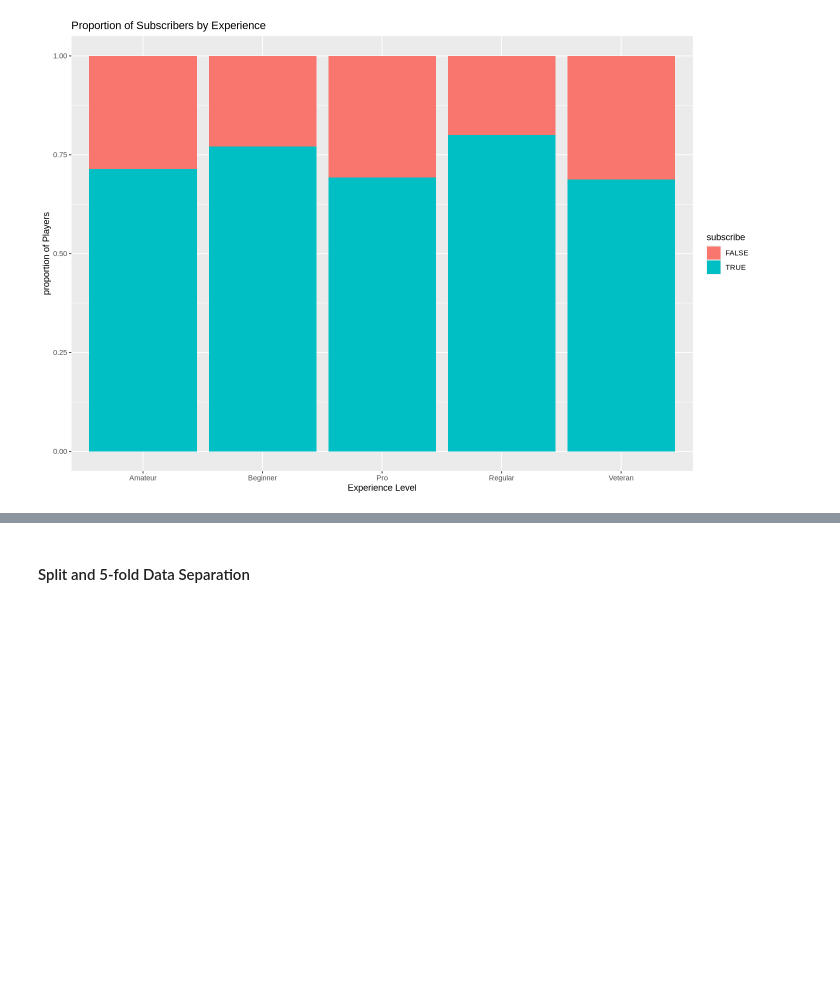
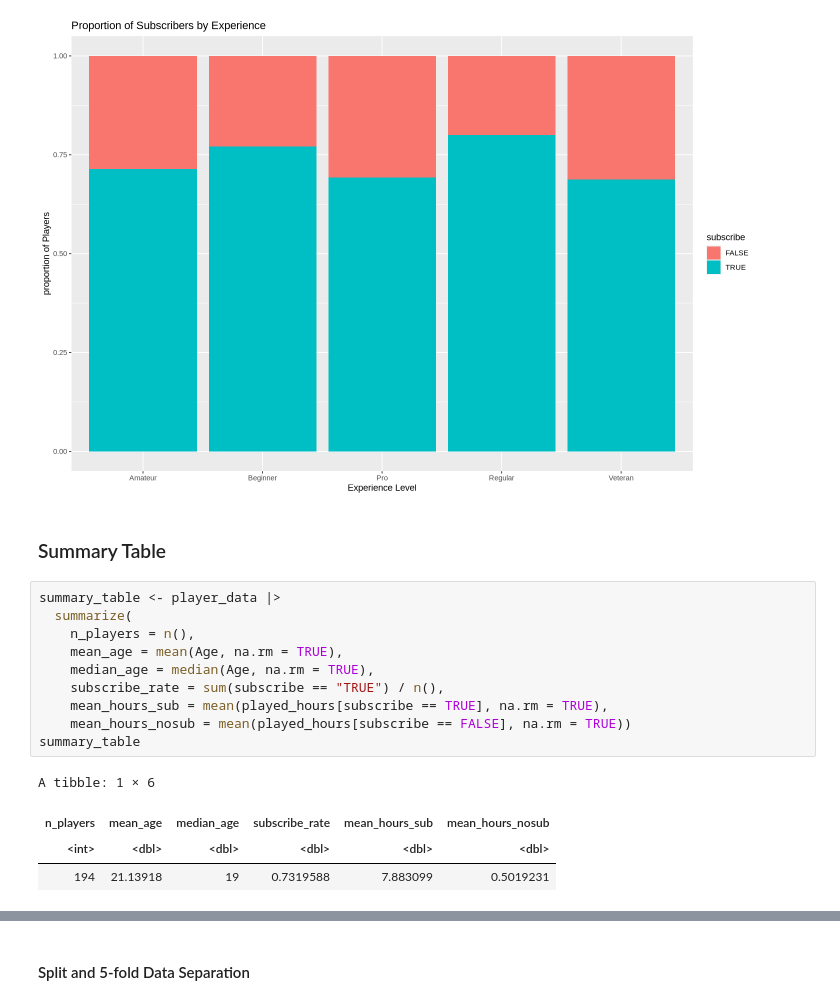
Before and after one commit to PraiseBeTheSun/DSCI-100-GROUP-PROJECT, a Jupyter notebook: DSCI Group 11 project.ipynb, the cells around one changed output, grey strips where cells are left out. Cells and saved outputs as stored; diff of their text form; blank space fills up the shorter version.

```diff
--- a/DSCI Group 11 project.ipynb
+++ b/DSCI Group 11 project.ipynb
@@ -131,3 +150,20 @@ geom_bar(position = "fill") +
 labs(title = "Proportion of Subscribers by Experience", x = "Experience Level", y = "proportion of Players")
 # %% [output]
 [figure]
+# %% [markdown]
+### Summary Table
+# %%
+summary_table <- player_data |>
+  summarize(
+    n_players = n(),
+    mean_age = mean(Age, na.rm = TRUE),
+    median_age = median(Age, na.rm = TRUE),
+    subscribe_rate = sum(subscribe == "TRUE") / n(),
+    mean_hours_sub = mean(played_hours[subscribe == TRUE], na.rm = TRUE),
+    mean_hours_nosub = mean(played_hours[subscribe == FALSE], na.rm = TRUE))
+summary_table
+# %% [output]
+A tibble: 1 × 6
+| n_players | mean_age | median_age | subscribe_rate | mean_hours_sub | mean_hours_nosub |
+| <int> | <dbl> | <dbl> | <dbl> | <dbl> | <dbl> |
+| 194 | 21.13918 | 19 | 0.7319588 | 7.883099 | 0.5019231 |
```
Also changed, not shown: parts of 7 cells of this notebook.
